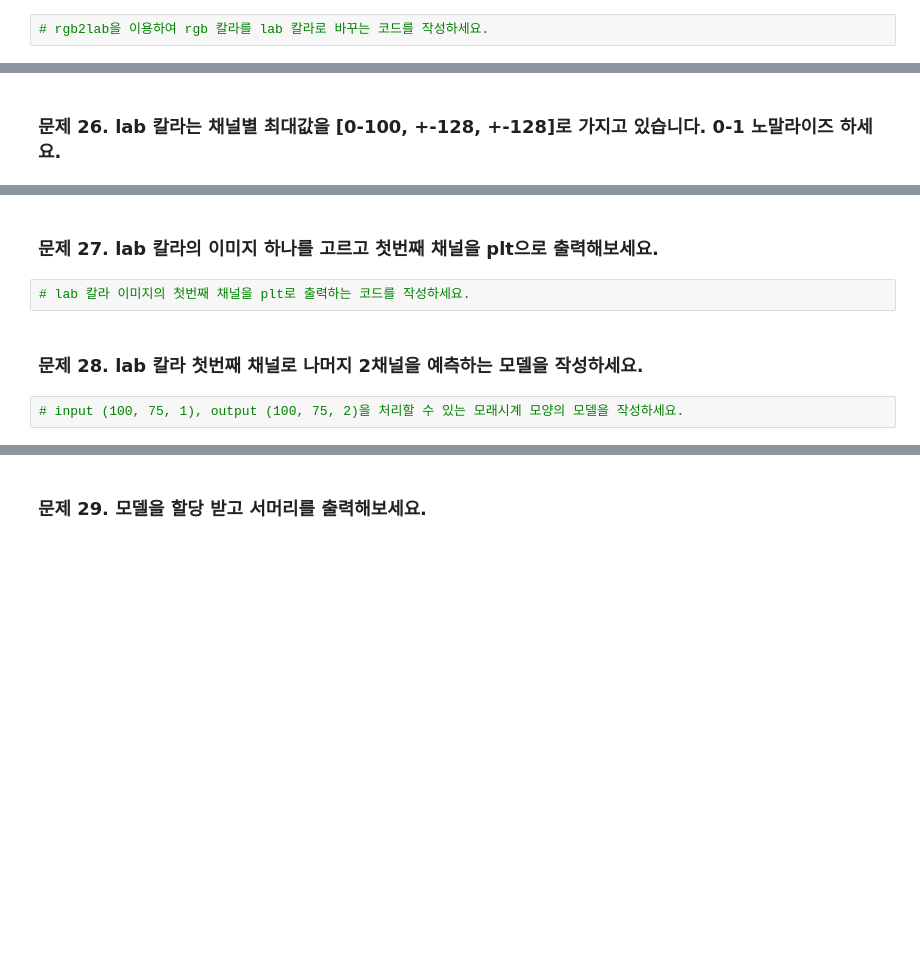
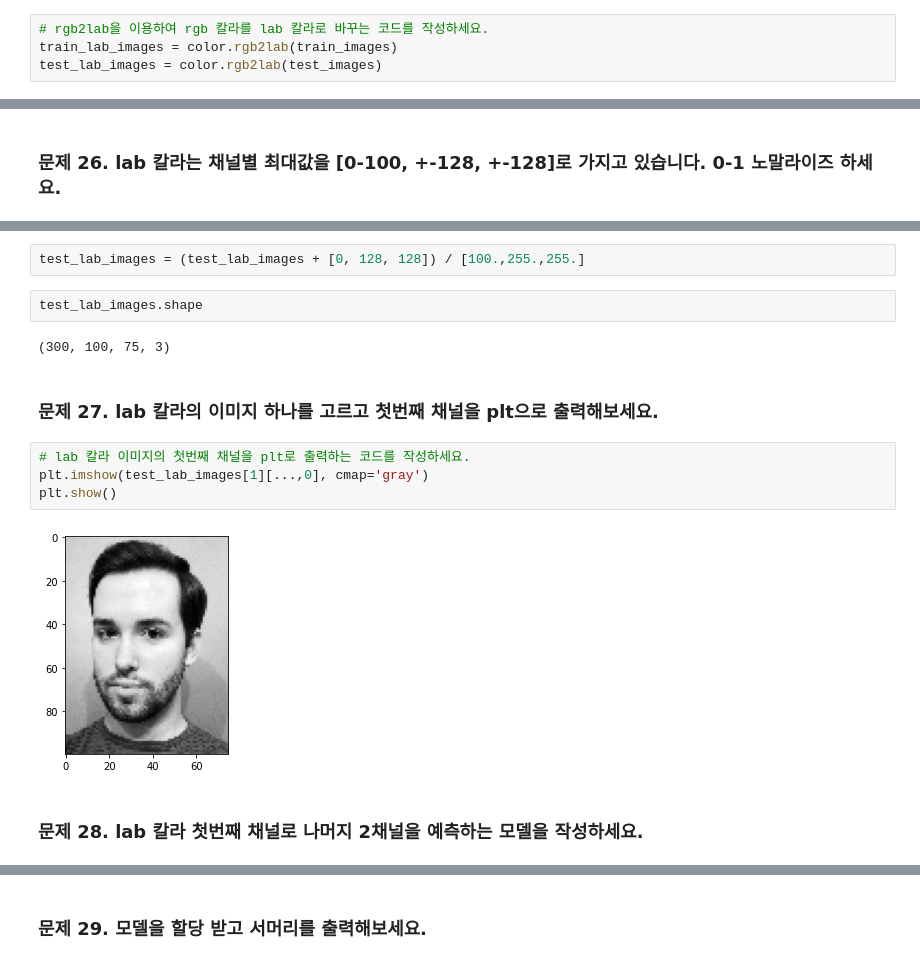
Before and after one commit to boossiman2/FastCampus-Deeplearning300, a Jupyter notebook: Part2_Image change/2_4_흑백 칼라 전환 - 오래된 흑백 사진을 흐릿한 컬러 사진으로 복원하기.ipynb, the cells around one changed output, grey strips where cells are left out. Saved outputs shown, nothing was run; the diff lists cells and outputs as text; blank space fills up the shorter version.

```diff
--- a/Part2_Image change/2_4_흑백 칼라 전환 - 오래된 흑백 사진을 흐릿한 컬러 사진으로 복원하기.ipynb
+++ b/Part2_Image change/2_4_흑백 칼라 전환 - 오래된 흑백 사진을 흐릿한 컬러 사진으로 복원하기.ipynb
@@ -380,6 +380,8 @@ plt.show()
 ### 문제 24. rgb 칼라를 lab 칼라로 바꿔보세요. (위의 color 모델이 잘못된 것은 아님)
 # %%
 # rgb2lab을 이용하여 rgb 칼라를 lab 칼라로 바꾸는 코드를 작성하세요.
+train_lab_images = color.rgb2lab(train_images)
+test_lab_images = color.rgb2lab(test_images)
 # %% [markdown]
 ### 문제 25. lab 칼라 이미지를 채널별로 최대, 최소 값을 출력해보세요.
 # %%
@@ -391,8 +408,16 @@ plt.show()
+# %%
+test_lab_images = (test_lab_images + [0, 128, 128]) / [100.,255.,255.]
+# %%
+test_lab_images.shape
+# %% [output]
+(300, 100, 75, 3)
 # %% [markdown]
 ### 문제 27. lab 칼라의 이미지 하나를 고르고 첫번째 채널을 plt으로 출력해보세요.
 # %%
 # lab 칼라 이미지의 첫번째 채널을 plt로 출력하는 코드를 작성하세요.
+plt.imshow(test_lab_images[1][...,0], cmap='gray')
+plt.show()
+# %% [output]
+[figure, added]
 # %% [markdown]
 ### 문제 28. lab 칼라 첫번째 채널로 나머지 2채널을 예측하는 모델을 작성하세요.
-# %%
-# input (100, 75, 1), output (100, 75, 2)을 처리할 수 있는 모래시계 모양의 모델을 작성하세요.
```
Also changed, not shown: parts of 26 cells of this notebook.
